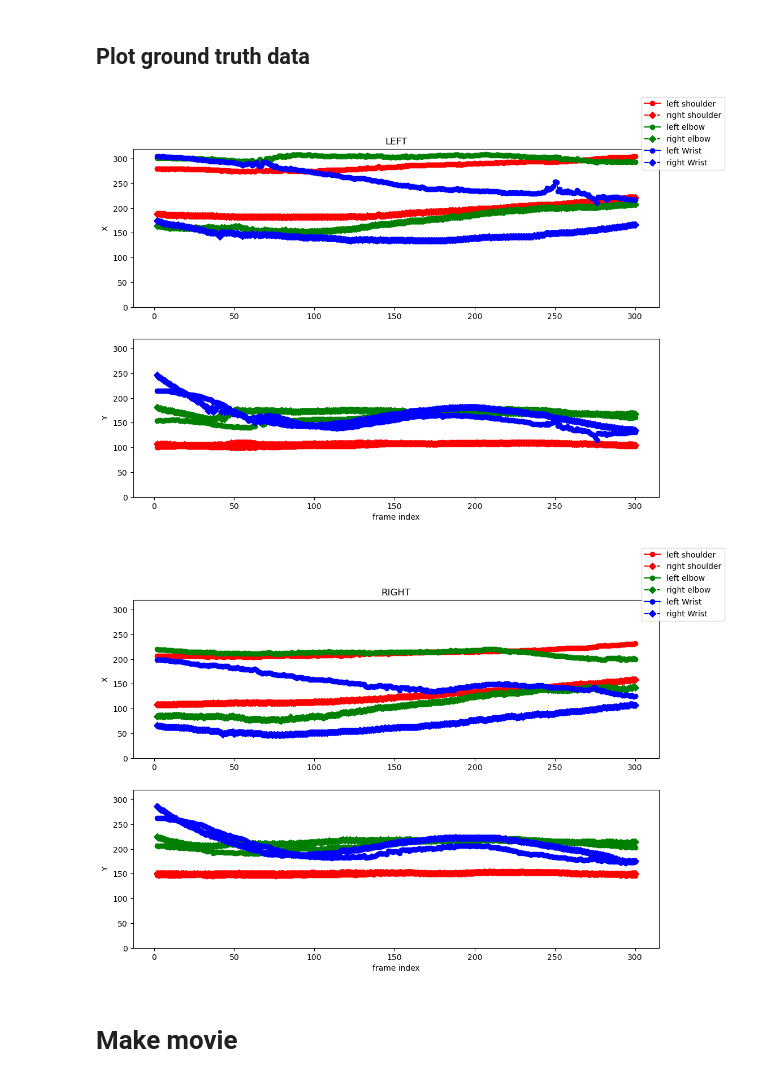
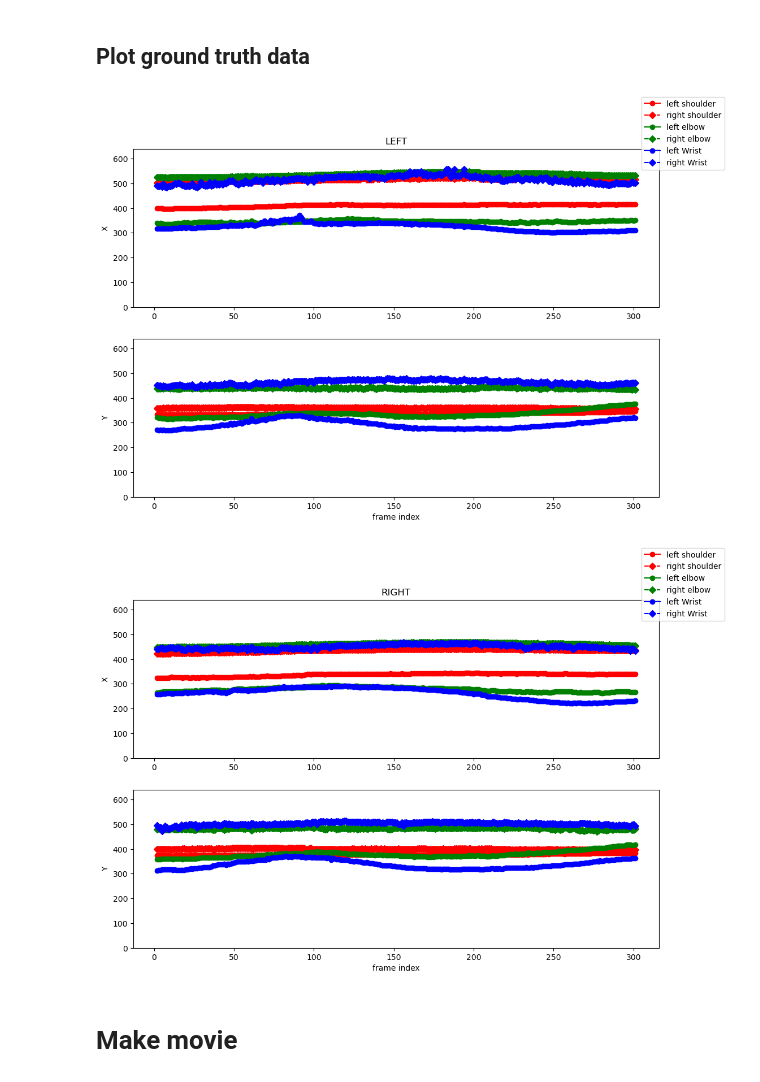
Before and after one commit to yukitiec/Utility, a Jupyter notebook: evaluation/dataAnalysis_JointsTracking_v2.ipynb, the cells around one changed output. Saved outputs shown, nothing was run; the diff lists cells and outputs as text; code cells hidden in the pictures.

```diff
--- a/evaluation/dataAnalysis_JointsTracking_v2.ipynb
+++ b/evaluation/dataAnalysis_JointsTracking_v2.ipynb
@@ -14,13 +14,13 @@ import re
 # Ground Truth data by yolov8x-pose
 # %%
 #root directory
-rootDir = r"C:\Users\kawaw\data_Tracking\jointsTracking\1129"
+rootDir = r"C:\Users\kawaw\cpp\JointsTracking_2cams_v1\JointsTracking_2cams_v1"
 #left
-yoloFile_left = os.path.join(rootDir,"yolo_left_GT.csv")
+yoloFile_left = os.path.join(rootDir,"left_gt.csv")
 dfGT_left = pd.read_csv(filepath_or_buffer=yoloFile_left)
 dataGT_left = dfGT_left.values
 #right
-yoloFile_right = os.path.join(rootDir,"yolo_right_GT.csv")
+yoloFile_right = os.path.join(rootDir,"right_gt.csv")
 dfGT_right = pd.read_csv(filepath_or_buffer=yoloFile_right)
 dataGT_right = dfGT_right.values
 # %% [markdown]
@@ -31,37 +31,37 @@ markers=['o','s','D','+','x','^','v','>','<','p','H','8']
 def plot_data(dataGT,title):
     leftShoulder = dataGT[:,:3]
     rightShoulder = dataGT[:,3:6]
     leftElbow = dataGT[:,6:9]
     rightElbow = dataGT[:,9:12]
     leftWrist = dataGT[:,12:15]
     rightWrist = dataGT[:,15:18]
     fig,ax = plt.subplots(2,1,figsize=(12,8))
     ax[0].plot(leftShoulder[:,0],leftShoulder[:,1],color="r",linestyle="-",marker='o',label="left shoulder")
     ax[1].plot(leftShoulder[:,0],leftShoulder[:,2],color="r",linestyle="-",marker='o')
     ax[0].plot(rightShoulder[:,0],rightShoulder[:,1],color="r",linestyle="--",marker='D',label="right shoulder")
     ax[1].plot(rightShoulder[:,0],rightShoulder[:,2],color="r",linestyle="--",marker='D')
     ax[0].plot(leftElbow[:,0],leftElbow[:,1],color="g",linestyle="-",marker='o',label="left elbow")
     ax[1].plot(leftElbow[:,0],leftElbow[:,2],color="g",linestyle="-",marker='o')
     ax[0].plot(rightElbow[:,0],rightElbow[:,1],color="g",linestyle="--",marker='D',label="right elbow")
     ax[1].plot(rightElbow[:,0],rightElbow[:,2],color="g",linestyle="--",marker='D')
     ax[0].plot(leftWrist[:,0],leftWrist[:,1],color="b",linestyle="-",marker='o',label="left Wrist")
     ax[1].plot(leftWrist[:,0],leftWrist[:,2],color="b",linestyle="-",marker='o')
     ax[0].plot(rightWrist[:,0],rightWrist[:,1],color="b",linestyle="--",marker='D',label="right Wrist")
     ax[1].plot(rightWrist[:,0],rightWrist[:,2],color="b",linestyle="--",marker='D')
-    ax[0].set_ylim(0,320)
-    ax[1].set_ylim(0,320)
+    ax[0].set_ylim(0,640)
+    ax[1].set_ylim(0,640)
     ax[0].set_ylabel("X")
     ax[1].set_ylabel("Y")
     ax[1].set_xlabel("frame index")
     ax[0].set_title(title)
     fig.legend()
     plt.show()
 
 plot_data(dataGT_left,title="LEFT")
 plot_data(dataGT_right,title="RIGHT")
 # %% [output]
-[figure, old version]
+[figure, new version]
-[figure, old version]
+[figure, new version]
 # %% [markdown]
 # Make movie
 # %% [markdown]
```
Also changed, not shown: parts of 3 cells of this notebook, 2 other files.
